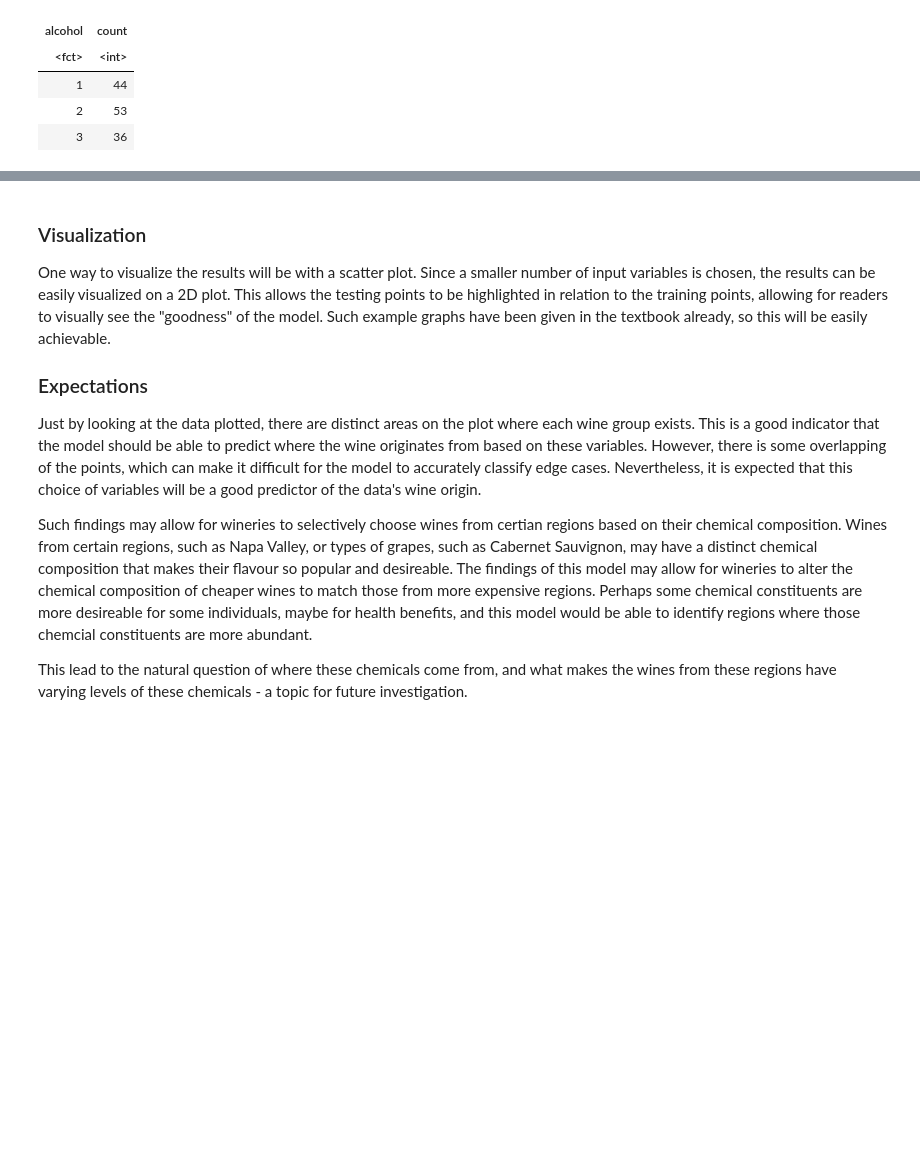
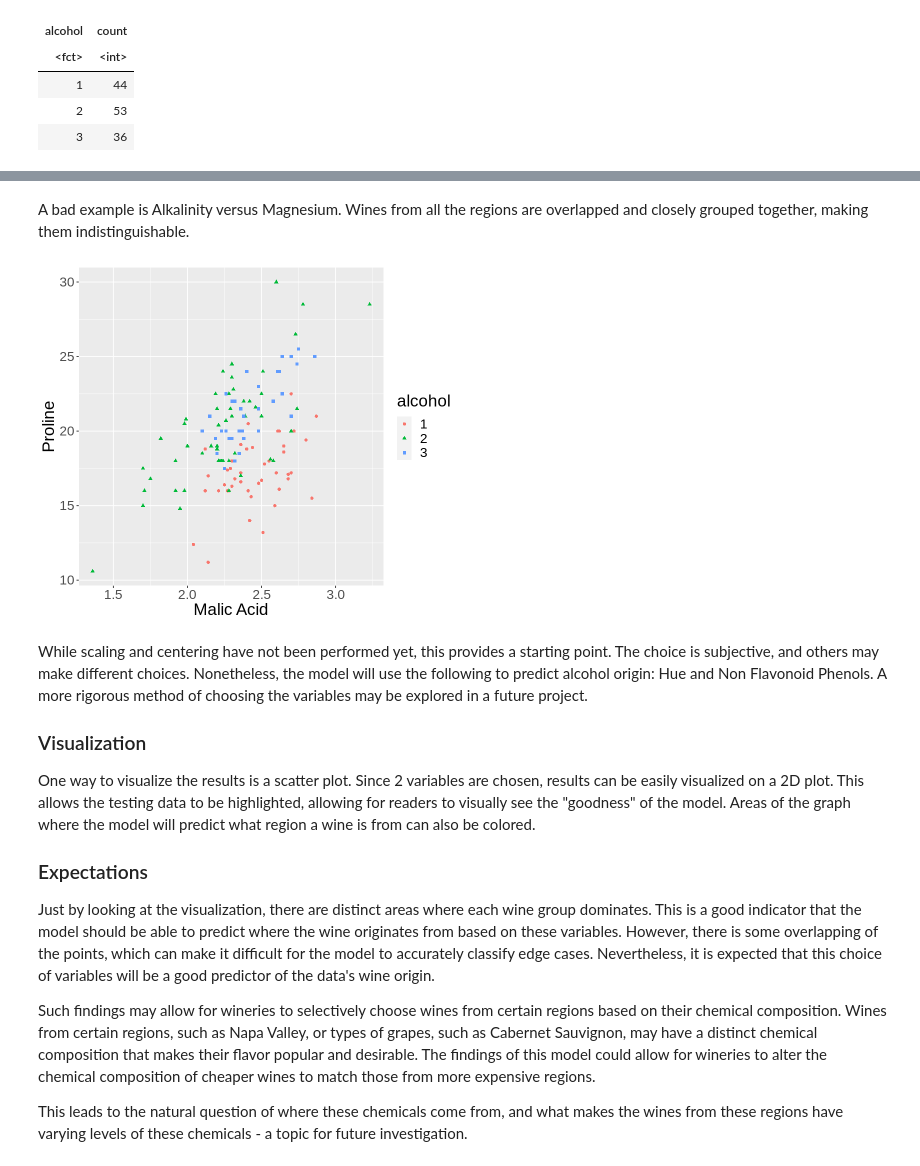
Before and after one commit to JadenMajid/dsci-100-student-grades, a Jupyter notebook: project_proposal.ipynb, the cells around one changed output, grey strips where cells are left out. Drawn from its saved outputs; the diff is of its cells as text; code cells hidden in the pictures; blank space fills up the shorter version.

```diff
--- a/project_proposal.ipynb
+++ b/project_proposal.ipynb
@@ -305,11 +332,24 @@ plot_of_options
+# %% [markdown]
+A bad example is Alkalinity versus Magnesium. Wines from all the regions are overlapped and closely grouped together, making them indistinguishable.
+# %%
+options(repr.plot.width = 7, repr.plot.height = 6)
+alcalinity_magnesium_plot <- wine_training_data |>
+    ggplot(aes(x = alcalinity, y = magnesium, color = alcohol, shape = alcohol)) +
+    geom_point() +
+    labs(x = "Malic Acid", y = "Proline") +
+    theme(text = element_text(size = 20))
+alcalinity_magnesium_plot
+# %% [output]
+[figure, added]
 # %% [markdown]
+While scaling and centering have not been performed yet, this provides a starting point. The choice is subjective, and others may make different choices. Nonetheless, the model will use the following to predict alcohol origin: Hue and Non Flavonoid Phenols. A more rigorous method of choosing the variables may be explored in a future project.
 ### Visualization
-One way to visualize the results will be with a scatter plot. Since a smaller number of input variables is chosen, the results can be easily visualized on a 2D plot. This allows the testing points to be highlighted in relation to the training points, allowing for readers to visually see the "goodness" of the model. Such example graphs have been given in the textbook already, so this will be easily achievable.
+One way to visualize the results is a scatter plot. Since 2 variables are chosen, results can be easily visualized on a 2D plot. This allows the testing data to be highlighted, allowing for readers to visually see the "goodness" of the model. Areas of the graph where the model will predict what region a wine is from can also be colored.
 
 ### Expectations
 
-Just by looking at the data plotted, there are distinct areas on the plot where each wine group exists. This is a good indicator that the model should be able to predict where the wine originates from based on these variables. However, there is some overlapping of the points, which can make it difficult for the model to accurately classify edge cases. Nevertheless, it is expected that this choice of variables will be a good predictor of the data's wine origin.
+Just by looking at the visualization, there are distinct areas where each wine group dominates. This is a good indicator that the model should be able to predict where the wine originates from based on these variables. However, there is some overlapping of the points, which can make it difficult for the model to accurately classify edge cases. Nevertheless, it is expected that this choice of variables will be a good predictor of the data's wine origin.
 
-Such findings may allow for wineries to selectively choose wines from certian regions based on their chemical composition. Wines from certain regions, such as Napa Valley, or types of grapes, such as Cabernet Sauvignon, may have a distinct chemical composition that makes their flavour so popular and desireable. The findings of this model may allow for wineries to alter the chemical composition of cheaper wines to match those from more expensive regions. Perhaps some chemical constituents are more desireable for some individuals, maybe for health benefits, and this model would be able to identify regions where those chemcial constituents are more abundant.
+Such findings may allow for wineries to selectively choose wines from certain regions based on their chemical composition. Wines from certain regions, such as Napa Valley, or types of grapes, such as Cabernet Sauvignon, may have a distinct chemical composition that makes their flavor popular and desirable. The findings of this model could allow for wineries to alter the chemical composition of cheaper wines to match those from more expensive regions.
 
-This lead to the natural question of where these chemicals come from, and what makes the wines from these regions have varying levels of these chemicals - a topic for future investigation.
+This leads to the natural question of where these chemicals come from, and what makes the wines from these regions have varying levels of these chemicals - a topic for future investigation.
```
Also changed, not shown: parts of 14 cells of this notebook.
